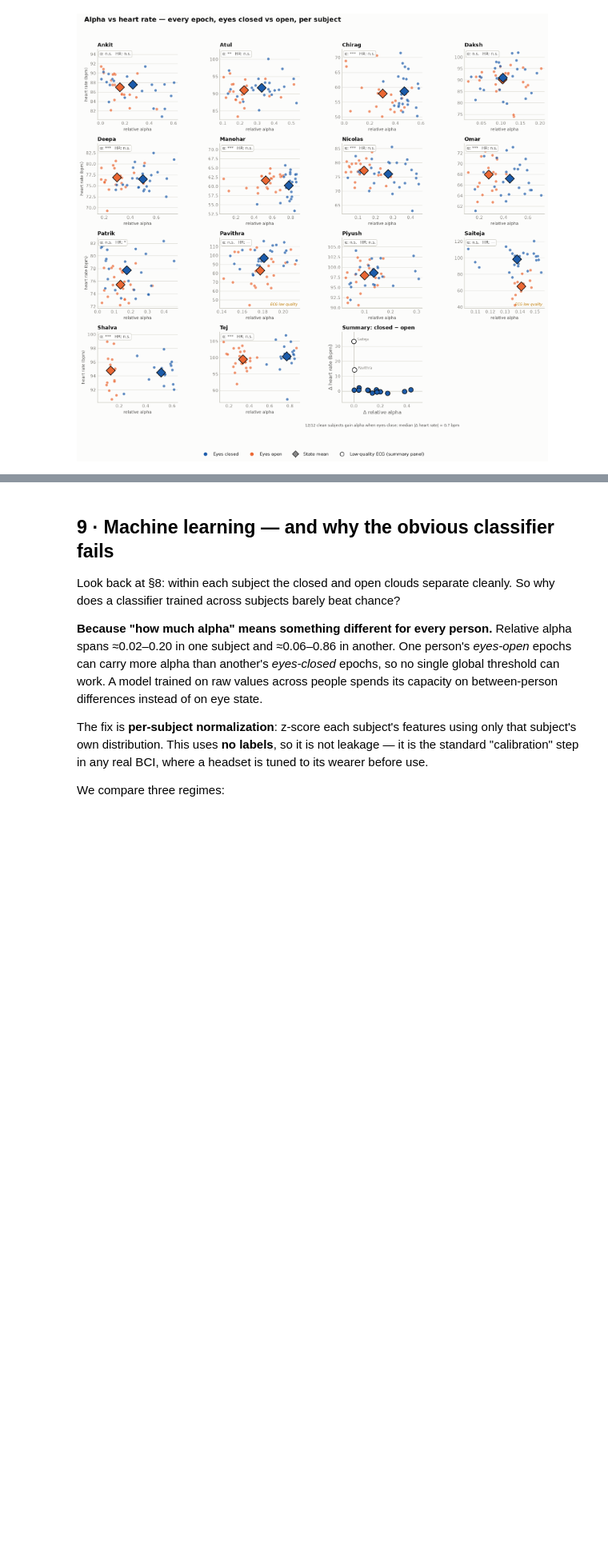
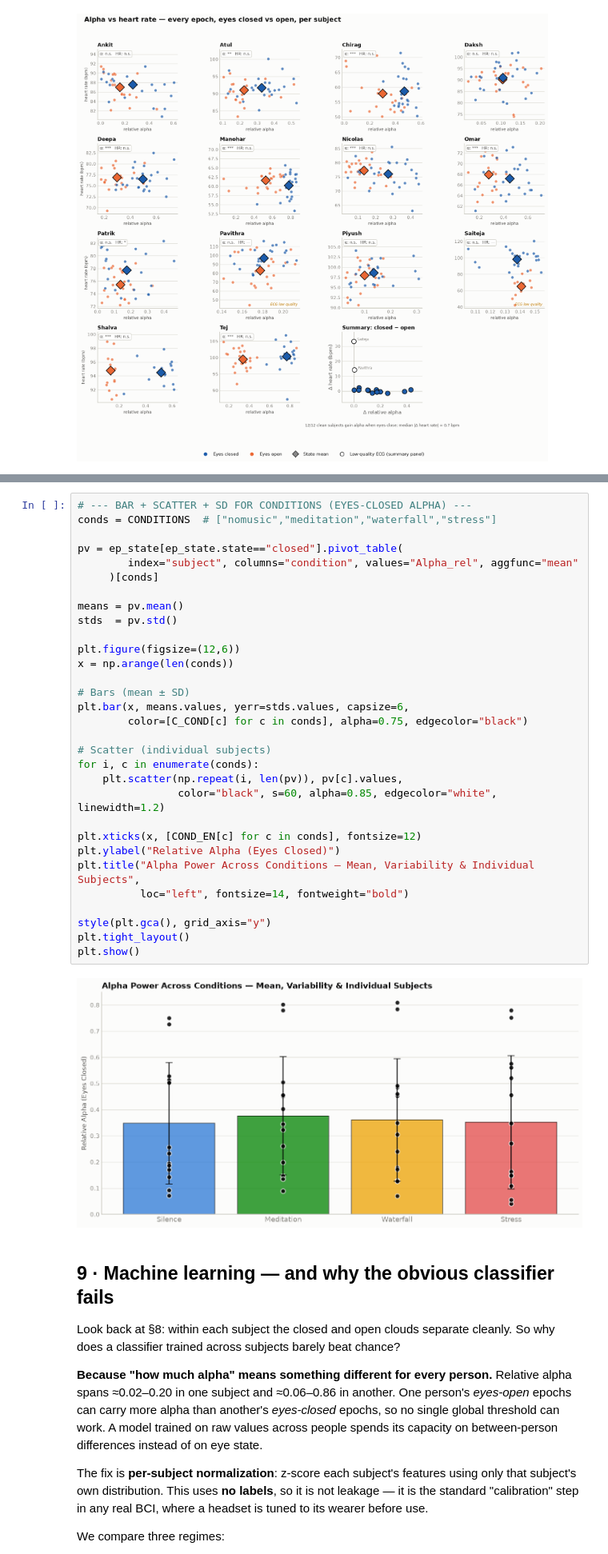
Before and after one commit to zalkimanohar/EEG-ECG-Music, a Jupyter notebook: Music_Brain_Heart_EEG_ECG_v2.ipynb, the cells around one changed output, grey strips where cells are left out. Shown at 80% size. Cells and saved outputs as stored; diff of their text form; blank space fills up the shorter version.

```diff
--- a/Music_Brain_Heart_EEG_ECG_v2.ipynb
+++ b/Music_Brain_Heart_EEG_ECG_v2.ipynb
@@ -777,3 +825,36 @@ plt.tight_layout(rect=[0,0.04,1,0.96]); plt.show()
+# %%
+# --- BAR + SCATTER + SD FOR CONDITIONS (EYES-CLOSED ALPHA) ---
+conds = CONDITIONS  # ["nomusic","meditation","waterfall","stress"]
+
+pv = ep_state[ep_state.state=="closed"].pivot_table(
+        index="subject", columns="condition", values="Alpha_rel", aggfunc="mean"
+     )[conds]
+
+means = pv.mean()
+stds  = pv.std()
+
+plt.figure(figsize=(12,6))
+x = np.arange(len(conds))
+
+# Bars (mean ± SD)
+plt.bar(x, means.values, yerr=stds.values, capsize=6,
+        color=[C_COND[c] for c in conds], alpha=0.75, edgecolor="black")
+
+# Scatter (individual subjects)
+for i, c in enumerate(conds):
+    plt.scatter(np.repeat(i, len(pv)), pv[c].values,
+                color="black", s=60, alpha=0.85, edgecolor="white", linewidth=1.2)
+
+plt.xticks(x, [COND_EN[c] for c in conds], fontsize=12)
+plt.ylabel("Relative Alpha (Eyes Closed)")
+plt.title("Alpha Power Across Conditions — Mean, Variability & Individual Subjects",
+          loc="left", fontsize=14, fontweight="bold")
+
+style(plt.gca(), grid_axis="y")
+plt.tight_layout()
+plt.show()
+# %% [output]
+[figure, added]
 # %% [markdown]
 ## 9 · Machine learning — and why the obvious classifier fails
 
```
Also changed, not shown: parts of 7 cells of this notebook, 3 other files.
